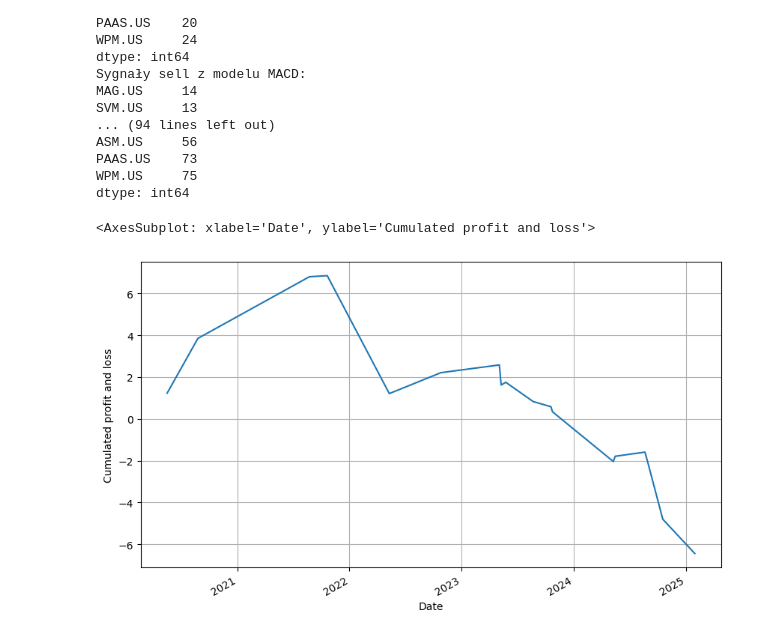
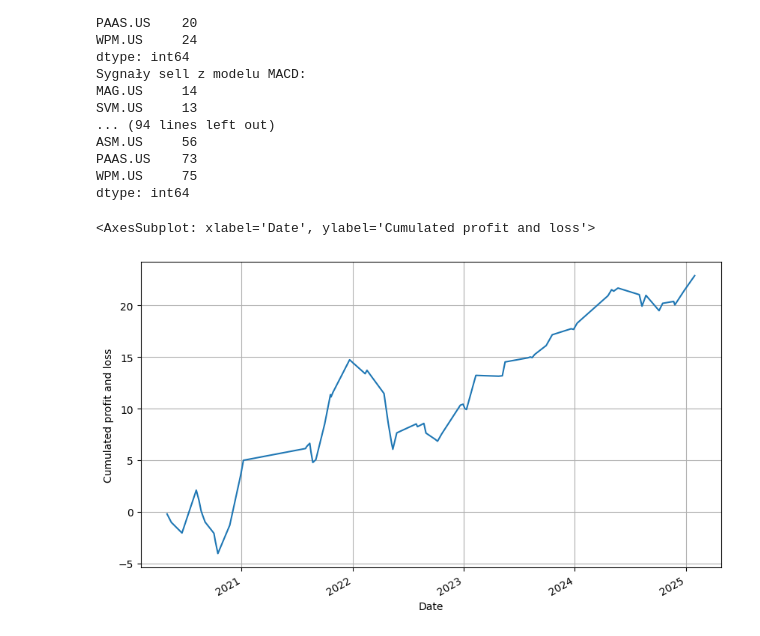
Before and after one commit to jakubweglowski/trading-bot, a Jupyter notebook: notebook1.ipynb, the cells around one changed output. Cells and saved outputs as stored; diff of their text form; code cells hidden in the pictures.

```diff
--- a/notebook1.ipynb
+++ b/notebook1.ipynb
@@ -101,25 +101,25 @@ dtype: int64
 # %%
 from TechFunctions.Technicalities import backtest_strategy
 
-model = MACD(data, alpha_EMA=0.25)
+model = MACD(data, short_window=5, long_window=12, alpha_EMA=0.3)
 
 symbol = data.columns[0]
 y = data.loc[:, symbol]
 signal = model.Decision().loc[:, symbol]
 
 data_to_backtest = pd.DataFrame([y, signal]).T.dropna()
 data_to_backtest.columns = ['price', 'signal']
 data_to_backtest['sl'] = ((data_to_backtest['signal'] != 0)*1.0).shift(-1)
 data_to_backtest['tp'] = 0.0
 
 backtest_data = backtest_strategy(data_to_backtest, 'price', 'sl', 'tp', 'signal')
 
 pnl = pd.Series(backtest_data['pnl'])
 pnl.index = backtest_data['exit_index']
 pnl.index.rename('Date', inplace=True)
 pnl.cumsum().plot(figsize=(10, 6),
                   grid=True,
                   ylabel='Cumulated profit and loss')
 # %% [output]
 <AxesSubplot: xlabel='Date', ylabel='Cumulated profit and loss'>
-[figure, old version]
+[figure, new version]
```
Also changed, not shown: 1 other file.
